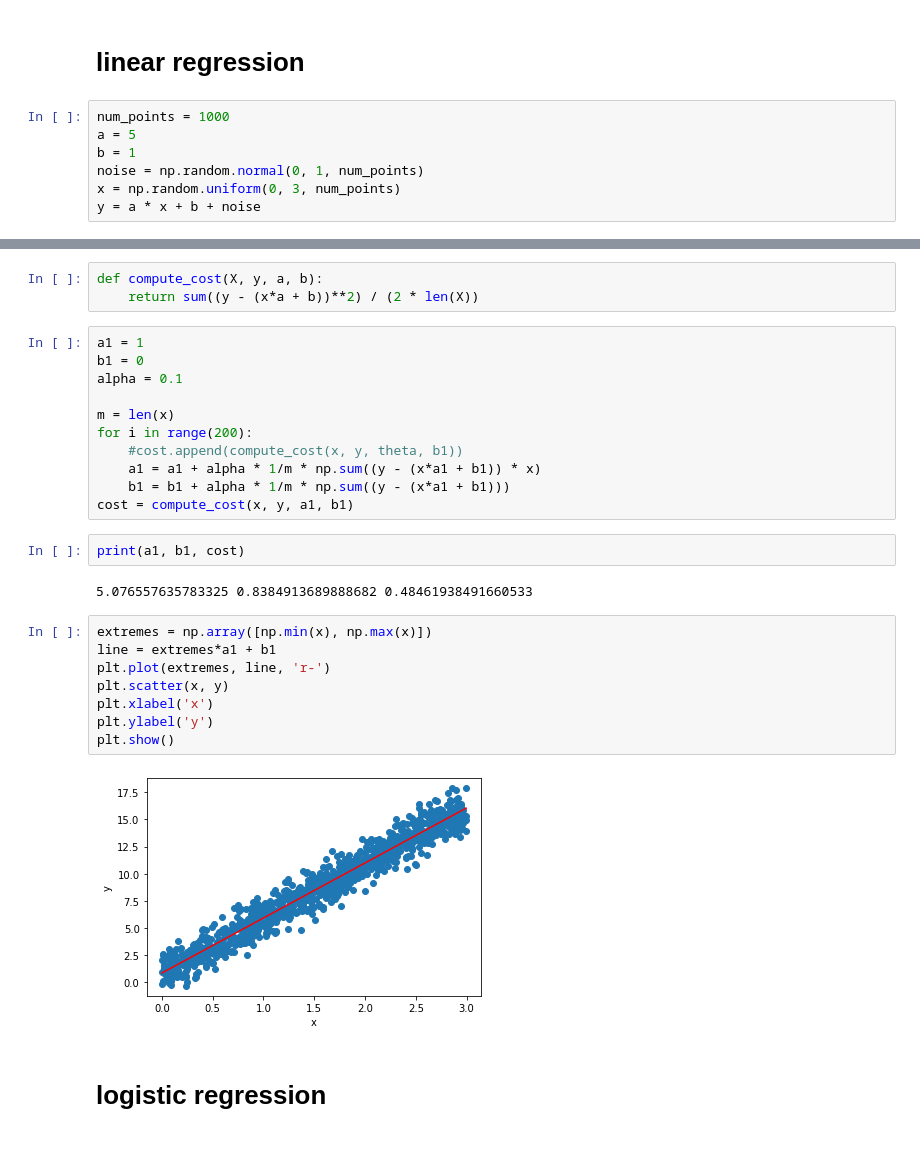
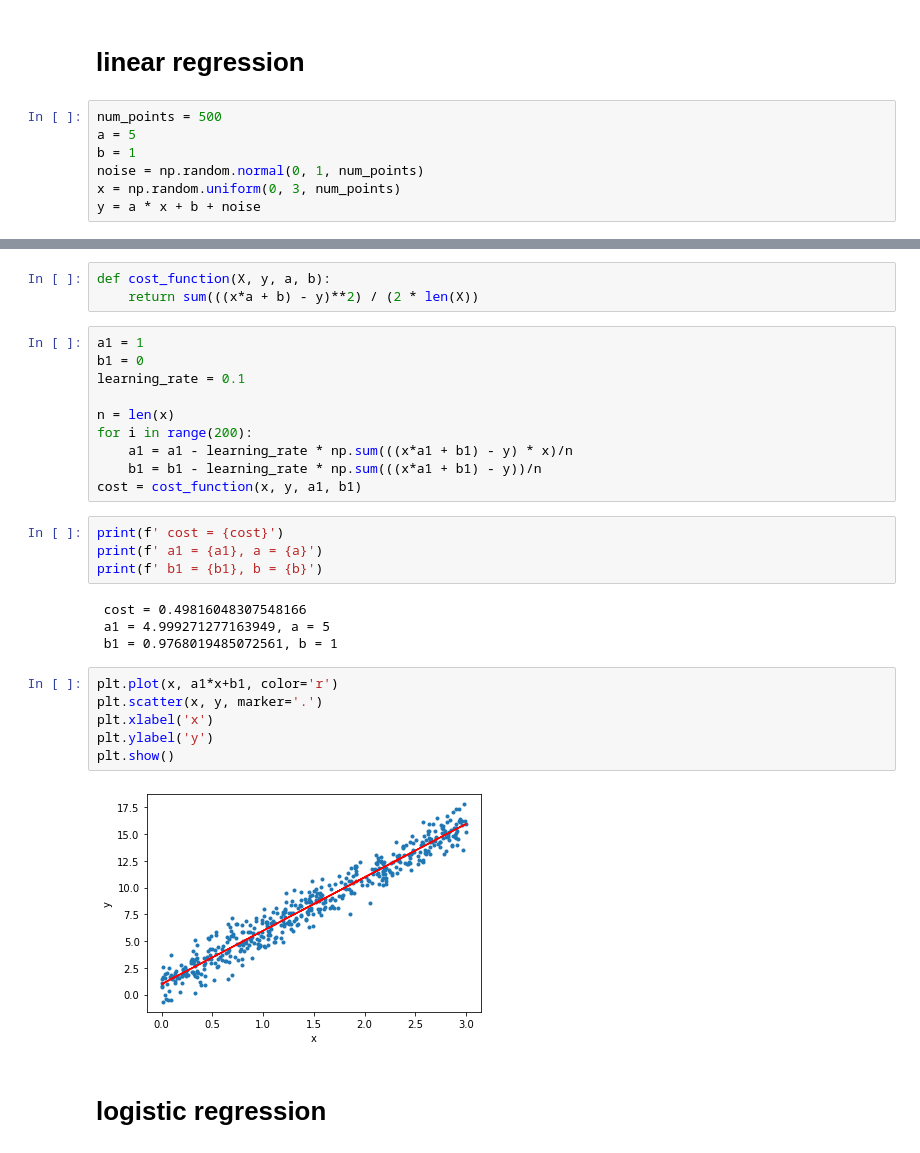
Before and after one commit to Pozzitron1337/DataAnalysis, a Jupyter notebook: lab1/lab1_chikhladze_fi-12mn.ipynb, the cells around one changed output, grey strips where cells are left out. Saved outputs shown, nothing was run; the diff lists cells and outputs as text.

```diff
--- a/lab1/lab1_chikhladze_fi-12mn.ipynb
+++ b/lab1/lab1_chikhladze_fi-12mn.ipynb
@@ -7,7 +7,7 @@ np.random.seed(0)
 # %% [markdown]
 # linear regression
 # %%
-num_points = 1000
+num_points = 500
 a = 5
 b = 1
 noise = np.random.normal(0, 1, num_points)
@@ -22,31 +22,32 @@ plt.plot(x, a * x + b)
 # %%
-def compute_cost(X, y, a, b):
-    return sum((y - (x*a + b))**2) / (2 * len(X))
+def cost_function(X, y, a, b):
+    return sum(((x*a + b) - y)**2) / (2 * len(X))
 # %%
 a1 = 1
 b1 = 0
-alpha = 0.1
+learning_rate = 0.1
 
-m = len(x)
+n = len(x)
 for i in range(200):
-    #cost.append(compute_cost(x, y, theta, b1))
-    a1 = a1 + alpha * 1/m * np.sum((y - (x*a1 + b1)) * x)
-    b1 = b1 + alpha * 1/m * np.sum((y - (x*a1 + b1)))
-cost = compute_cost(x, y, a1, b1)
+    a1 = a1 - learning_rate * np.sum(((x*a1 + b1) - y) * x)/n
+    b1 = b1 - learning_rate * np.sum(((x*a1 + b1) - y))/n
+cost = cost_function(x, y, a1, b1)
-# %%
-print(a1, b1, cost)
-# %% [output]
-5.076557635783325 0.8384913689888682 0.48461938491660533
+# %%
+print(f' cost = {cost}')
+print(f' a1 = {a1}, a = {a}')
+print(f' b1 = {b1}, b = {b}')
+# %% [output]
+ cost = 0.49816048307548166
+ a1 = 4.999271277163949, a = 5
+ b1 = 0.9768019485072561, b = 1
 # %%
-extremes = np.array([np.min(x), np.max(x)])
-line = extremes*a1 + b1
-plt.plot(extremes, line, 'r-')
-plt.scatter(x, y)
+plt.plot(x, a1*x+b1, color='r')
+plt.scatter(x, y, marker='.')
 plt.xlabel('x')
 plt.ylabel('y')
 plt.show()
 # %% [output]
-[figure, old version]
+[figure, new version]
 # %% [markdown]
 # logistic regression
 # %%
```
Also changed, not shown: parts of 12 cells of this notebook.
